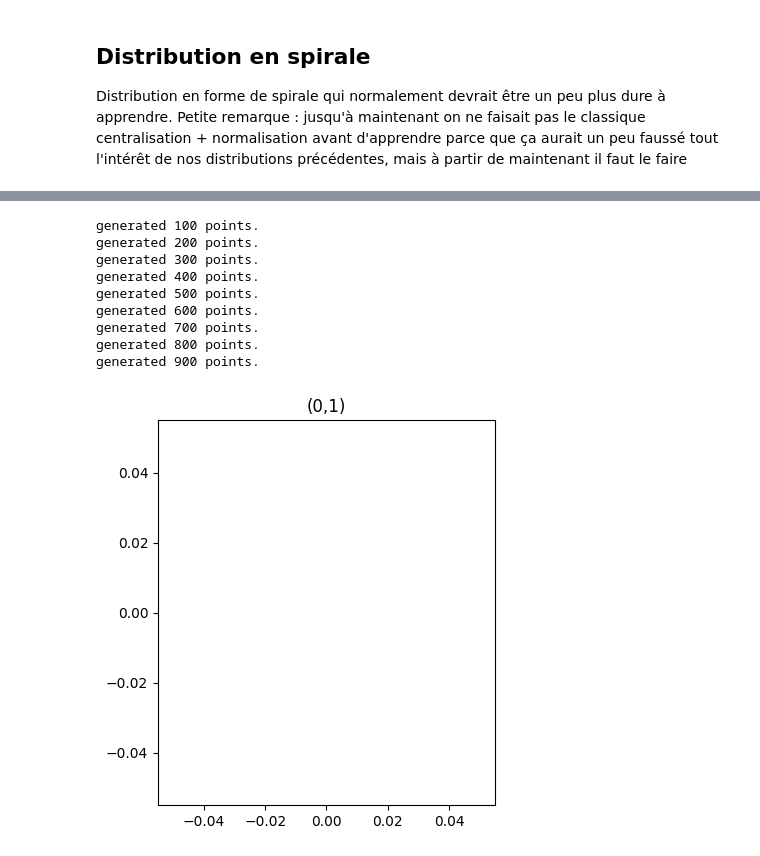
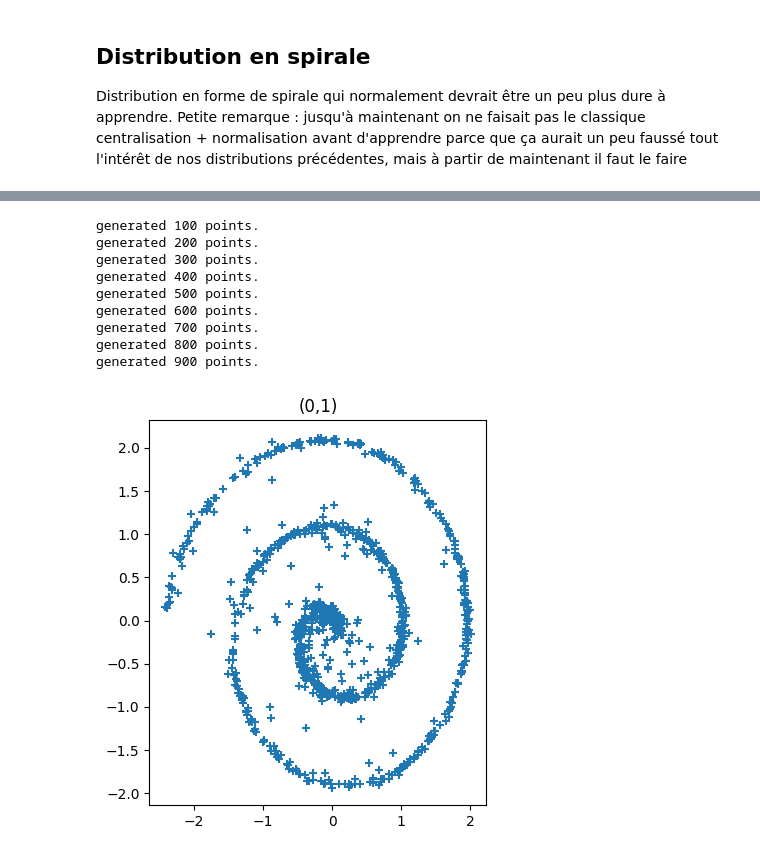
Before and after one commit to crdevio/DiffusionModel, a Jupyter notebook: basic_diffusion.ipynb, the cells around one changed output, grey strips where cells are left out. Saved outputs shown, nothing was run; the diff lists cells and outputs as text; code cells hidden in the pictures.

```diff
--- a/basic_diffusion.ipynb
+++ b/basic_diffusion.ipynb
@@ -115,11 +115,11 @@ class Diff(nn.Module):
         # model_output = epsilon_theta, timestep = t, sample = x_t
         # but: avoir x_{t-1}
         t = timestep
-        coef_eps_t= ((1-self.alphas[t])/self.sqrt_one_minus_alphas_cumprod[t]).reshape(-1,1).to(device)
-        coef_first_t = (1/self.alphas[t] ** 0.5).reshape(-1,1).to(device)
-        pred_prev_sample = (coef_first_t*(sample-coef_eps_t*model_output)).to(device)
+        coef_eps_t = ((1 - self.alphas[t]) / self.sqrt_one_minus_alphas_cumprod[t]).reshape(-1,1).to(device)
+        coef_first_t = (1 / self.alphas[t] ** 0.5).reshape(-1,1).to(device)
+        pred_prev_sample = (coef_first_t * (sample - coef_eps_t * model_output)).to(device)
         variance = 0
-        if t > 0:
+        if t > 1:
             noise = torch.randn_like(model_output).to(self.device)
             variance = ((self.betas[t] ** 0.5) * noise).to(device)
 
@@ -141,9 +141,9 @@ def training_loop(model,dataloader,optim,num_ep,num_timesteps,device=device):
 
         for step, batch in enumerate(dataloader):
             batch = batch.to(device) # les x0 avec lesquels je vais me train.
-            noise = torch.randn(batch.shape).to(device) # un epsilon par x0 pour les flouter
-            timesteps = torch.randint(num_timesteps,(batch.shape[0],)).long().to(device)
-            noisy = model.add_noise(batch, noise, timesteps) # xt
+            eps = torch.randn(batch.shape).to(device) # un epsilon par x0 pour les flouter
+            timesteps = torch.randint(model.num_timesteps,(batch.shape[0],)).long().to(device)
+            noisy = model.add_noise(batch, eps, timesteps) # xt
             noise_pred = model.reverse(noisy, timesteps) # on essaye de prédire le epsilon à partir des images floutées.
             loss = F.mse_loss(noise_pred, noise)
             optim.zero_grad()
@@ -152,6 +152,7 @@ def training_loop(model,dataloader,optim,num_ep,num_timesteps,device=device):
             l+=loss.detach().item()
             global_step += 1
         losses.append(l/len(dataloader))
+
     plt.plot(torch.arange(num_ep), losses)
     plt.show()
 # %% [markdown]
@@ -248,10 +259,8 @@ def genere_un_point(model):
     sample = torch.randn(dim).unsqueeze(0).to(device)
     model.eval()
     with torch.no_grad():
-        timesteps = list(range(model.num_timesteps))[::-1]
-        #Pour une raison incompréhensible, on obtient que des nan si on fait la dernière étape
-        timesteps.pop()
-        for i,t in enumerate(timesteps):
+        timesteps = list(range(1, model.num_timesteps))[::-1]
+        for t in timesteps:
             time_tensor = (torch.ones(1,) * t).long().to(device)
             residual = model.reverse(sample,time_tensor)
             sample = model.step(residual,time_tensor,sample)
@@ -390,18 +399,18 @@ dataloader_spirale = DataLoader(dataset_spirale, batch_size=batch_size, shuffle=
 # %%
 lr = 1e-3
 num_epochs = 1000
-num_timesteps = 20
+num_timesteps = 40
 
 beta_start = 1e-4
 beta_end = 0.05
 
-network_spirale = DiffusionModel(dim, nblocks=2, nunits=64).to(device)
-model_spirale = Diff(network,num_timesteps,device = device, beta_start=beta_start, beta_end=beta_end)
+network_spirale = DiffusionModel(dim, nblocks=4, nunits=64).to(device)
+model_spirale = Diff(network_spirale,num_timesteps,device = device, beta_start=beta_start, beta_end=beta_end)
 model_spirale.plot_alphacumprods()
 
+noisy = get_full_noise(dataset_spirale, model_spirale)
 plt.scatter(noisy[:, 0], noisy[:, 1], color='blue')
 plt.scatter(dataset_spirale.data[:, 0], dataset_spirale.data[:, 1], color='red')
-noisy = get_full_noise(dataset_spirale, model_spirale)
 plt.show()
 
 print(f"Moyenne de la distribution d'entraînement : {torch.mean(dataset_spirale.data, axis=0)}")
@@ -440,23 +449,26 @@ New epoch (990) last losses: 0.9703996300697326, verage lost on the last ten epo
 # %%
 X = torch.tensor([])
 X = X.to('cpu')
 
 for i in range(1000):
     if i % 100 ==0 and i != 0:
         print(f"generated {i} points.")
-    x = genere_un_point(model)
+    x = genere_un_point(model_spirale)
     x = x.to('cpu')
+    if torch.abs(x[0][0]) > 20:
+        print("Point éliminé")
+        continue
     X = torch.concatenate((X, x))
 
 show_points(X)
 # %% [output]
 generated 100 points.
 generated 200 points.
 generated 300 points.
 generated 400 points.
 generated 500 points.
 generated 600 points.
 generated 700 points.
 generated 800 points.
 generated 900 points.
-[figure, old version]
+[figure, new version]
```
Also changed, not shown: parts of 8 cells of this notebook.
